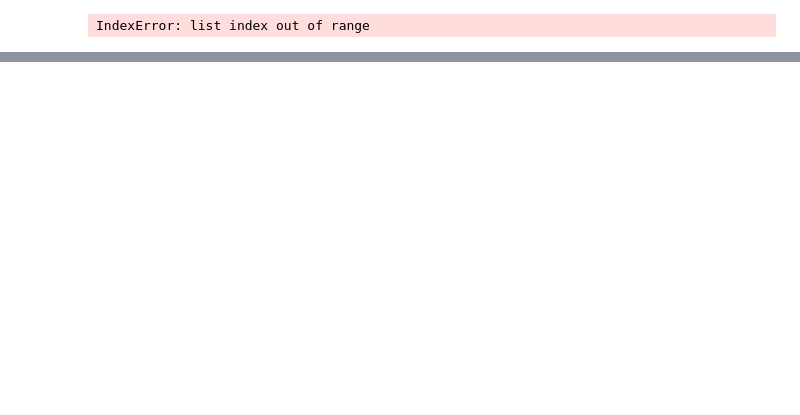
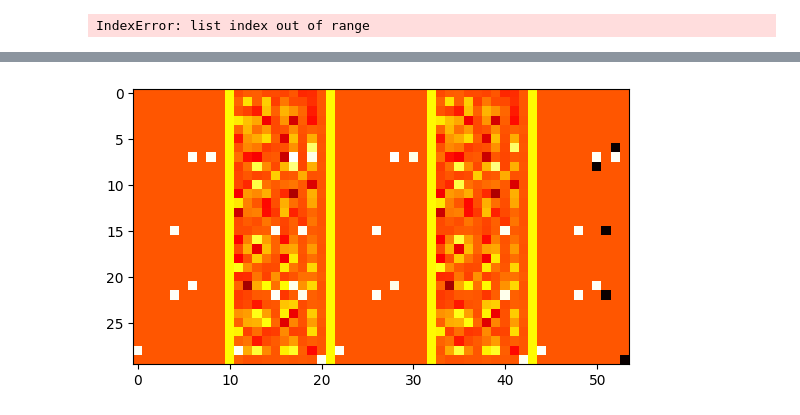
Before and after one commit to aeirya/information-retrieval-course, a Jupyter notebook: hw3/speed_mf.ipynb, the cells around one changed output, grey strips where cells are left out. Drawn from its saved outputs; the diff is of its cells as text; code cells hidden in the pictures; blank space fills up the shorter version.

```diff
--- a/hw3/speed_mf.ipynb
+++ b/hw3/speed_mf.ipynb
@@ -110,0 +118,17 @@ def f(f):
+# %%
+from mf import heatmap
+FP = np.zeros_like(S)
+FP[S > S.max() * 0.5] = -1
+FP[R.nonzero()] = 1
+
+P = S * R
+Z = S - (S * R)
+
+D = np.zeros((P.shape[0], 1))
+D[:,0] = 0.5
+
+t = tuple(M[0:30, 0:min(10, M.shape[1])] for M in (R, D, S, D, P, D, Z, D, FP))
+V = np.concatenate(t, axis=1)
+heatmap(V)
+# %% [output]
+[figure, added]
```
Also changed, not shown: parts of 19 cells of this notebook, 1 other file.
